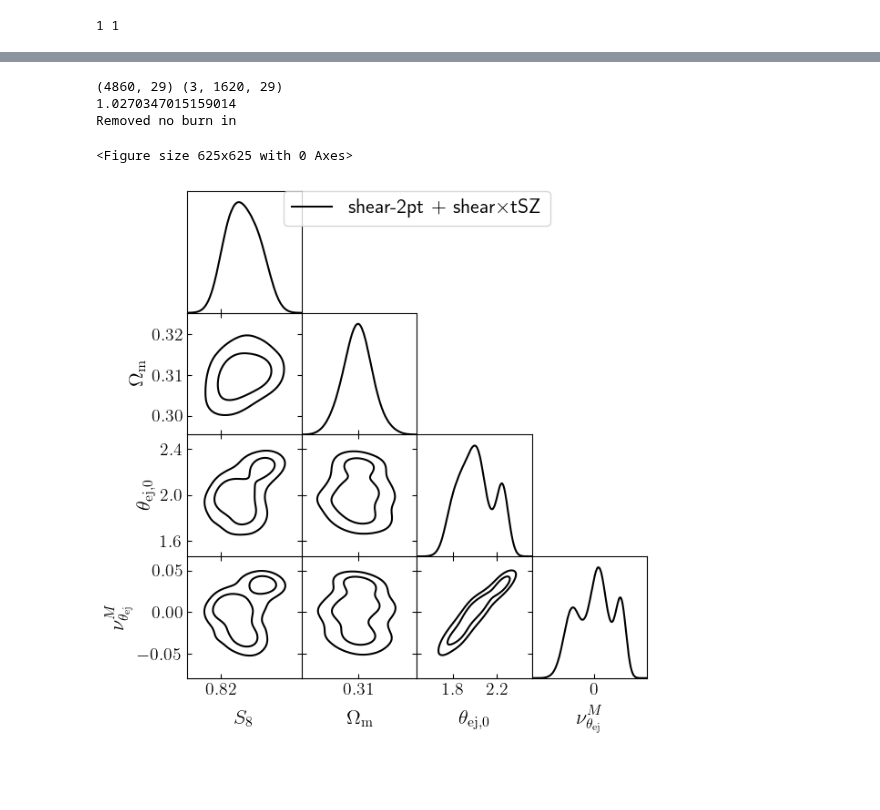
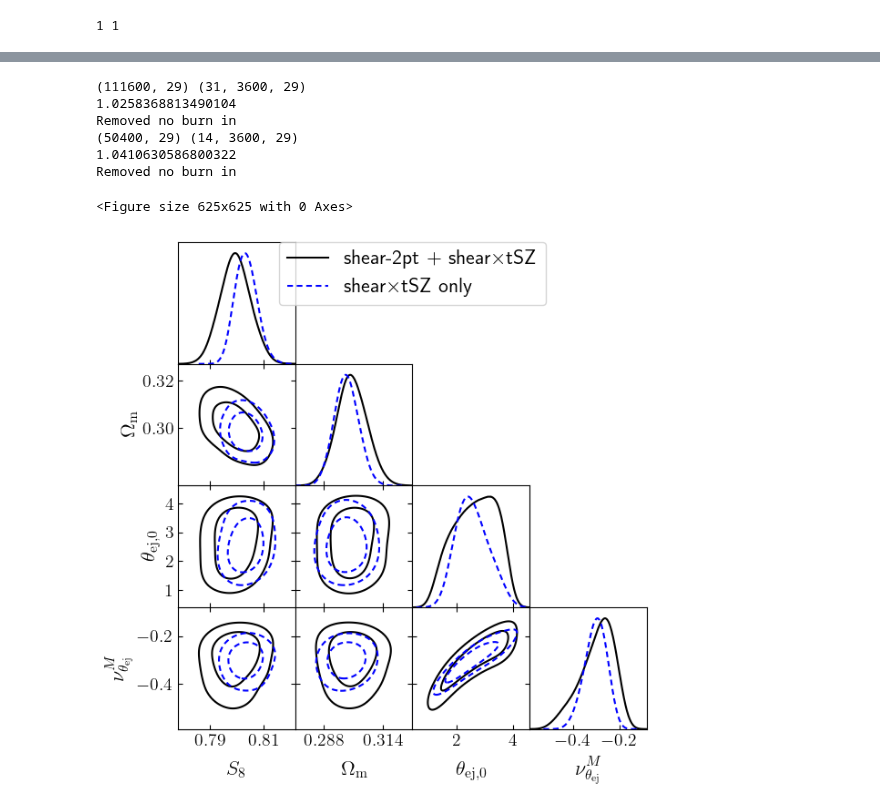
Before and after one commit to shivampcosmo/GODMAX, a Jupyter notebook: notebooks/Pge/test_sampling.ipynb, the cells around one changed output, grey strips where cells are left out. Cells and saved outputs as stored; diff of their text form; code cells hidden in the pictures; blank space fills up the shorter version.

```diff
--- a/notebooks/Pge/test_sampling.ipynb
+++ b/notebooks/Pge/test_sampling.ipynb
@@ -495,7 +607,7 @@ observed_model_reparam = numpyro.handlers.reparam(observed_model, config=config)
 # %%
 from numpyro.infer import HMC, HMCECS, MCMC, NUTS, SA, SVI, Trace_ELBO, init_to_value
-num_warmup = 100
-num_samples = 300
+num_warmup = 300
+num_samples = 600
 n_vectorized = 24
 rng_key = jax.random.PRNGKey(42)
 nuts_kernel = numpyro.infer.NUTS(observed_model_reparam,
@@ -630,7 +756,7 @@ from getdist import plots, MCSamples
 
 
 
-def get_MCsamps(fname, param_acorr='sigma8', acorr_min=0.0, acorr_max = 0.075, nchains = 64, ind_frac_rm = 0.1, names=None, labels=None):
+def get_MCsamps(fname, param_acorr='sigma8', acorr_min=0.0, acorr_max = 0.05, nchains = 96, ind_frac_rm = 0.1, names=None, labels=None):
     df = pk.load(open(fname,'rb'))
     sig8 = df[param_acorr]
 
@@ -753,46 +879,57 @@ def get_MCsamps(fname, param_acorr='sigma8', acorr_min=0.0, acorr_max = 0.075, n
         # print(paramj1 + ': ' + str(r_mean) + ', ' + str(r_mean - r_marge.limits[0].lower) + ', ' + str(r_marge.limits[0].upper -  r_mean))
 
     return samples
-# %%
-ldir = '/projects/bdne/spandey3/Pge_GODMAX/GODMAX/results/pge/chains_Apr/'
-
-samps_all = get_MCsamps(ldir + 'mcmc_v1_test.pkl')
-# %% [output]
-(4860, 29) (3, 1620, 29)
-1.0270347015159014
-Removed no burn in
+# %%
+# ldir = '/projects/bdne/spandey3/Pge_GODMAX/GODMAX/results/pge/chains_Apr/'
+# samps_all = get_MCsamps(ldir + 'mcmc_v1_test.pkl')
+#
+ldir = '/projects/bdne/spandey3/Pge_GODMAX/GODMAX/results/pge/chains_july_v5'
+probe= 'kk_gg_gk_ge'
+lmax = 1000
+samps_notSZ_8000 = get_MCsamps(f'{ldir}/{probe}/mcmc_v5_{probe}_scval_{lmax}_samples_4000_warmup_3000_num_chains_96_treedepth_4.pkl')
+
+probe= 'ky_kk_gg_gy_gk_ge'
+lmax = 1000
+samps_wtSZ_8000 = get_MCsamps(f'{ldir}/{probe}/mcmc_v5_{probe}_scval_{lmax}_samples_4000_warmup_3000_num_chains_96_treedepth_4.pkl')
+# %% [output]
+(111600, 29) (31, 3600, 29)
+1.0258368813490104
+Removed no burn in
+(50400, 29) (14, 3600, 29)
+1.0410630586800322
+Removed no burn in
 # %%
 # params = ['Om0', 'theta_ej_0', 'nu_theta_ej_M',  'nu_theta_ej_z',  'mu_beta','A_IA', 'eta_IA', 'sigma8', 'alpha_ky', 'S8']
 # params = ['Om0','A_IA', 'eta_IA', 'sigma8',  'S8', 'h', 'ns', 'Ob0','mult_shear_bias_array_3',  'Delta_z_bias_array_3']
 g = plots.getSinglePlotter(width_inch=6.25, ratio=1.0)
 # g.settings.auto_ticks = True
 g.settings.axes_fontsize   = 18
 g.settings.lab_fontsize    = 20
 g.settings.legend_fontsize = 20
 g.settings.axis_marker_lw = 1.5
 g.settings.num_plot_contours = 2
 
 line_args = [{'lw':1.0,'color':'black'},{'lw':1.0, 'ls':'--' ,'color':'blue'},{'lw':1.0,'color':'red'},{'lw':0.1,'color':'orange'},{'lw':0.1,'color':'green'}]
 
 contour_args = {'filled': True, 'alpha': 0.7}
 
 
 # samps_all = get_MCsamps(ldir + 'mcmc_v10_widemuej_nzfix_probe_all_modelmatter_DMB_deproj_cib_1p7_dBeta_samples_8000_warmup_8000_num_chains_64_treedepth_4_gtysc_True_Y3xipmsc_False.pkl')
 # samps_gty = get_MCsamps(ldir + 'mcmc_v10_widemuej_nzfix_probe_gty_modelmatter_DMB_deproj_cib_1p7_dBeta_samples_8000_warmup_8000_num_chains_64_treedepth_4_gtysc_True_Y3xipmsc_False.pkl')
 # samps_xipm = get_MCsamps(ldir + 'mcmc_v10_widemuej_nzfix_probe_xip_xim_modelmatter_DMB_deproj_cib_1p7_dBeta_samples_8000_warmup_8000_num_chains_64_treedepth_4_gtysc_True_Y3xipmsc_False.pkl')
 params = samps_all.getParamNames().getRunningNames()
 # g = plots.get_subplot_plotter(width_inch=8)
-g.triangle_plot([samps_all], ['S8', 'Om0', 'theta_ej_0', 'nu_theta_ej_M'], line_args=line_args,
+g.triangle_plot([samps_notSZ_8000, samps_wtSZ_8000], ['S8', 'Om0', 'theta_ej_0', 'nu_theta_ej_M'], line_args=line_args,
             contour_lws=[1.5, 1.5, 1.0], filled = [False, False,True, True, True], contour_colors = ['black','blue','red','orange','green'],
             ls=['-','--','','',''], legend_labels = [r'shear-2pt + shear$\times$tSZ',r'shear$\times$tSZ only',r'shear-2pt only'])
 # save_plot_dir = '/projects/bdne/spandey3/new_godmax/GODMAX/results/DESxACT/plots/'
 # g.export(save_plot_dir  + 'contour_Om0_S8_nuejM_internal.pdf')
 import matplotlib
 %matplotlib inline
 pl.show()
 # %% [output]
 <Figure size 625x625 with 0 Axes>
-[figure, old version]
+[figure, new version]
 # %%
 import arviz as az
 
```
Also changed, not shown: parts of 36 cells of this notebook, 30 other files.
